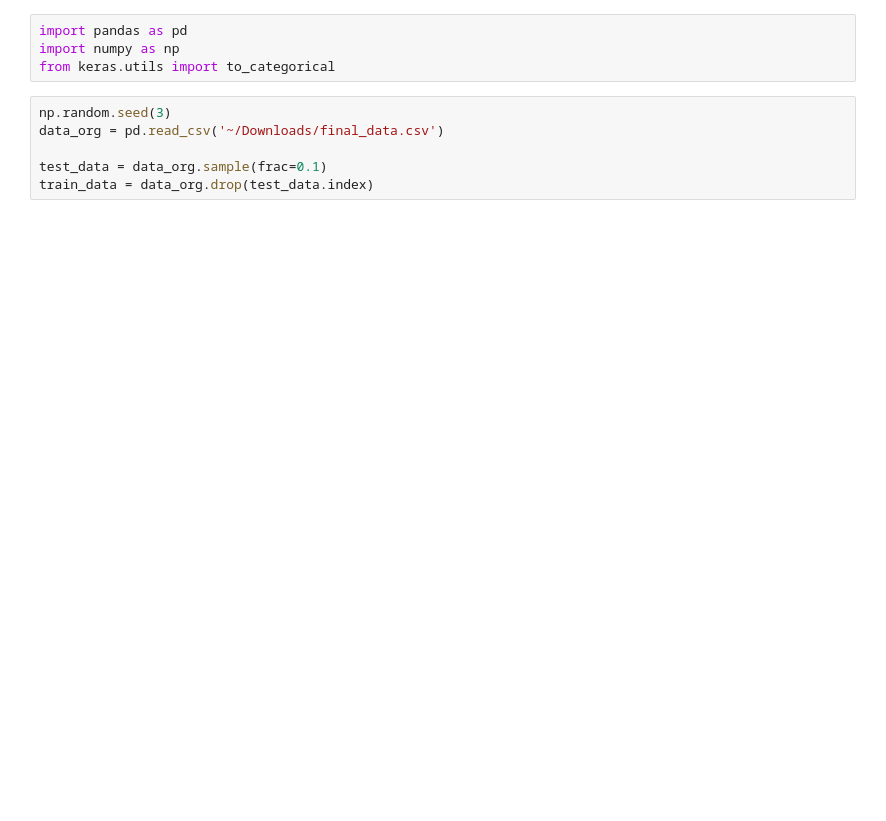
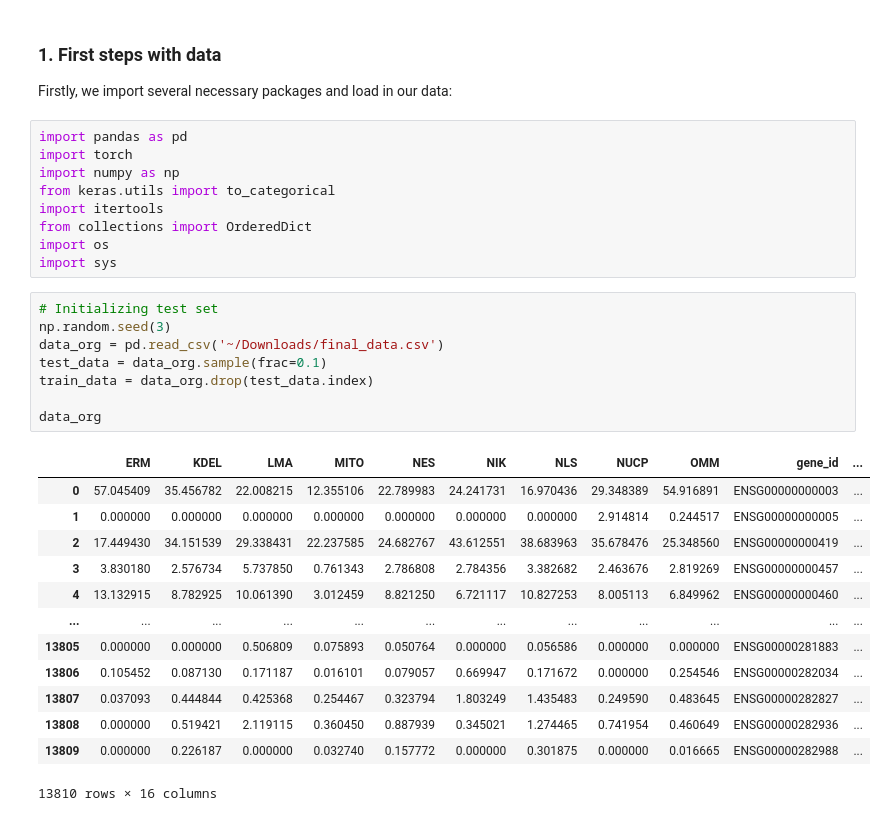
Before and after one commit to Tralius/rna-localization, a Jupyter notebook: dataPipeline.ipynb, the cells around one changed output. Drawn from its saved outputs; the diff is of its cells as text; blank space fills up the shorter version.

```diff
--- a/dataPipeline.ipynb
+++ b/dataPipeline.ipynb
@@ -1,11 +10,36 @@
+# %% [markdown]
+### **1.** First steps with data
+
+Firstly, we import several necessary packages and load in our data:
 # %%
 import pandas as pd
+import torch
 import numpy as np
 from keras.utils import to_categorical
+import itertools
+from collections import OrderedDict
+import os
+import sys
 # %%
+# Initializing test set
 np.random.seed(3)
 data_org = pd.read_csv('~/Downloads/final_data.csv')
-
 test_data = data_org.sample(frac=0.1)
 train_data = data_org.drop(test_data.index)
+
+data_org
+# %% [output]
+|  | ERM | KDEL | LMA | MITO | NES | NIK | NLS | NUCP | OMM | gene_id | ... |
+| 0 | 57.045409 | 35.456782 | 22.008215 | 12.355106 | 22.789983 | 24.241731 | 16.970436 | 29.348389 | 54.916891 | ENSG00000000003 | ... |
+| 1 | 0.000000 | 0.000000 | 0.000000 | 0.000000 | 0.000000 | 0.000000 | 0.000000 | 2.914814 | 0.244517 | ENSG00000000005 | ... |
+| 2 | 17.449430 | 34.151539 | 29.338431 | 22.237585 | 24.682767 | 43.612551 | 38.683963 | 35.678476 | 25.348560 | ENSG00000000419 | ... |
+| 3 | 3.830180 | 2.576734 | 5.737850 | 0.761343 | 2.786808 | 2.784356 | 3.382682 | 2.463676 | 2.819269 | ENSG00000000457 | ... |
+| 4 | 13.132915 | 8.782925 | 10.061390 | 3.012459 | 8.821250 | 6.721117 | 10.827253 | 8.005113 | 6.849962 | ENSG00000000460 | ... |
+| ... | ... | ... | ... | ... | ... | ... | ... | ... | ... | ... | ... |
+| 13805 | 0.000000 | 0.000000 | 0.506809 | 0.075893 | 0.050764 | 0.000000 | 0.056586 | 0.000000 | 0.000000 | ENSG00000281883 | ... |
+| 13806 | 0.105452 | 0.087130 | 0.171187 | 0.016101 | 0.079057 | 0.669947 | 0.171672 | 0.000000 | 0.254546 | ENSG00000282034 | ... |
+| 13807 | 0.037093 | 0.444844 | 0.425368 | 0.254467 | 0.323794 | 1.803249 | 1.435483 | 0.249590 | 0.483645 | ENSG00000282827 | ... |
+| 13808 | 0.000000 | 0.519421 | 2.119115 | 0.360450 | 0.887939 | 0.345021 | 1.274465 | 0.741954 | 0.460649 | ENSG00000282936 | ... |
+| 13809 | 0.000000 | 0.226187 | 0.000000 | 0.032740 | 0.157772 | 0.000000 | 0.301875 | 0.000000 | 0.016665 | ENSG00000282988 | ... |
+13810 rows × 16 columns
 # %%
```
Also changed, not shown: parts of 9 cells of this notebook, 3 other files.
